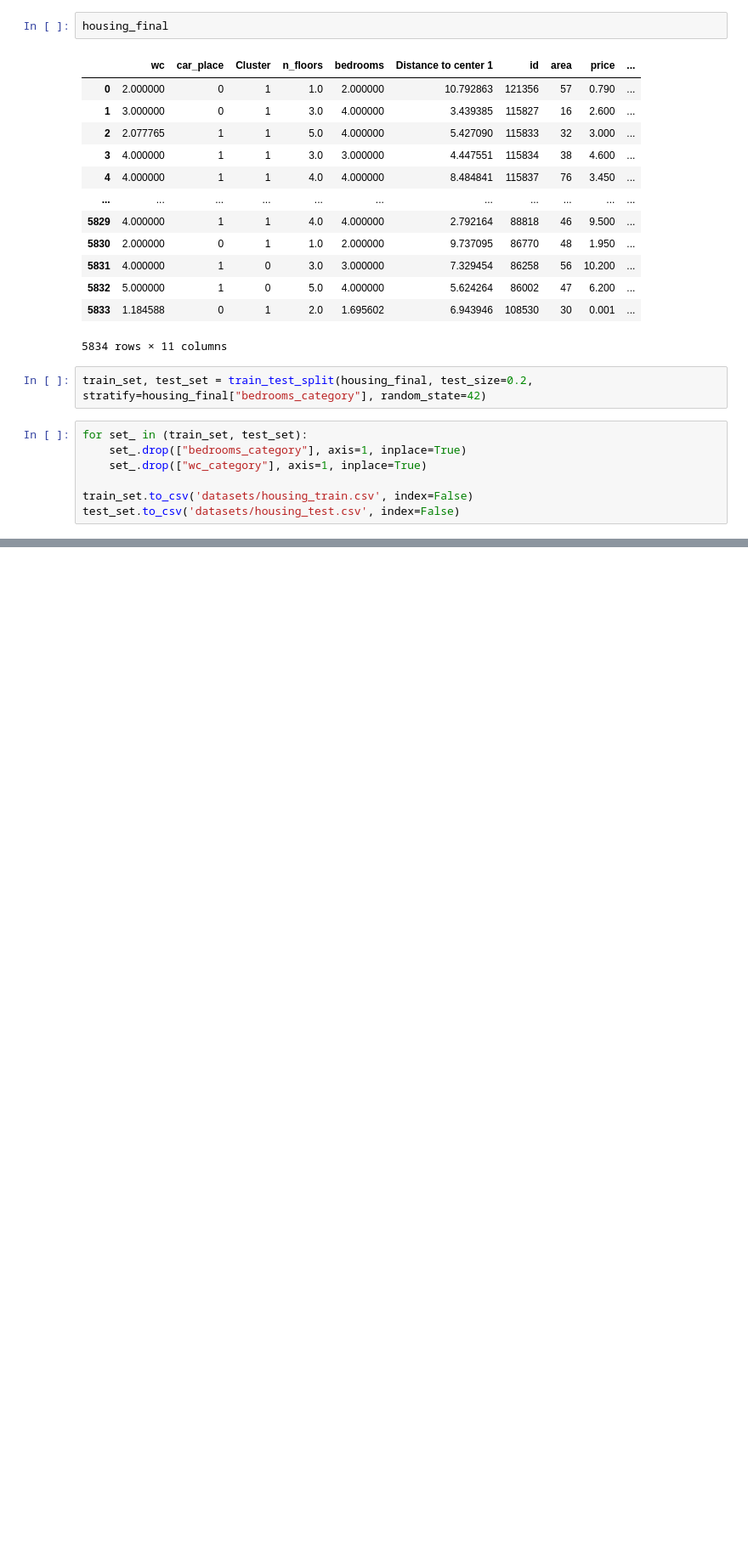
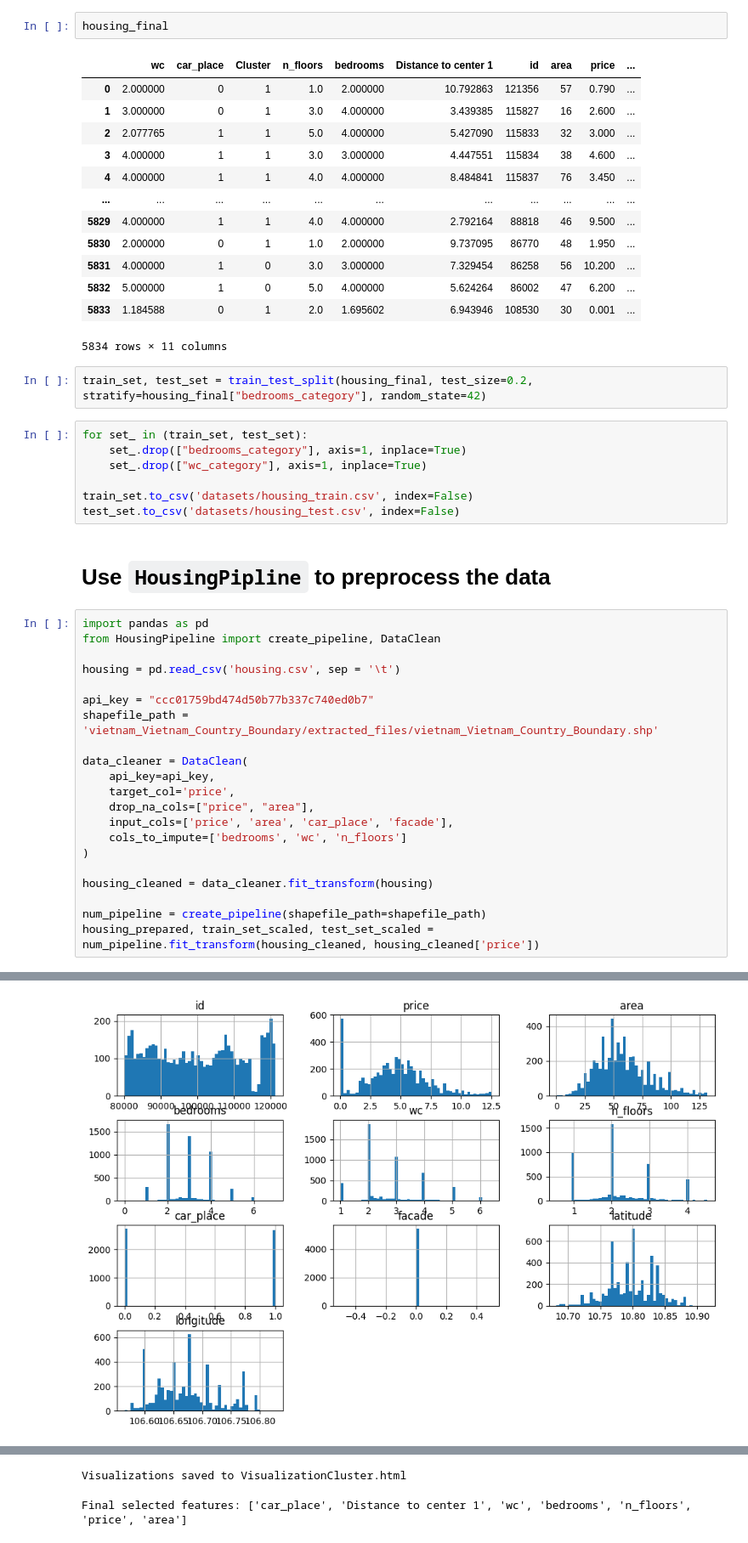
Before and after one commit to tandao0909/python-for-ds-project, a Jupyter notebook: EDA & Feature Engineering/EDA-Feature-Engineering.ipynb, the cells around one changed output, grey strips where cells are left out. Shown at 85% size. Saved outputs shown, nothing was run; the diff lists cells and outputs as text; blank space fills up the shorter version.

```diff
--- a/EDA & Feature Engineering/EDA-Feature-Engineering.ipynb
+++ b/EDA & Feature Engineering/EDA-Feature-Engineering.ipynb
@@ -735,3 +735,27 @@ for set_ in (train_set, test_set):
 
 train_set.to_csv('datasets/housing_train.csv', index=False)
 test_set.to_csv('datasets/housing_test.csv', index=False)
+# %% [markdown]
+# Use `HousingPipline` to preprocess the data
+# %%
+import pandas as pd
+from HousingPipeline import create_pipeline, DataClean
+
+housing = pd.read_csv('housing.csv', sep = '\t')
+
+api_key = "ccc01759bd474d50b77b337c740ed0b7"
+shapefile_path = 'vietnam_Vietnam_Country_Boundary/extracted_files/vietnam_Vietnam_Country_Boundary.shp'
+
+data_cleaner = DataClean(
+    api_key=api_key,
+    target_col='price',
+    drop_na_cols=["price", "area"],
+    input_cols=['price', 'area', 'car_place', 'facade'],
+    cols_to_impute=['bedrooms', 'wc', 'n_floors']
+)
+
+housing_cleaned = data_cleaner.fit_transform(housing)
+
+num_pipeline = create_pipeline(shapefile_path=shapefile_path)
+housing_prepared, train_set_scaled, test_set_scaled = num_pipeline.fit_transform(housing_cleaned, housing_cleaned['price'])
+# %% [output]
@@ -737,0 +799 @@ test_set.to_csv('datasets/housing_test.csv', index=False)
+[figure, added]
@@ -737,0 +801,2 @@ test_set.to_csv('datasets/housing_test.csv', index=False)
+Visualizations saved to VisualizationCluster.html
+Final selected features: ['car_place', 'Distance to center 1', 'wc', 'bedrooms', 'n_floors', 'price', 'area']
```
Also changed, not shown: parts of 3 cells of this notebook.
